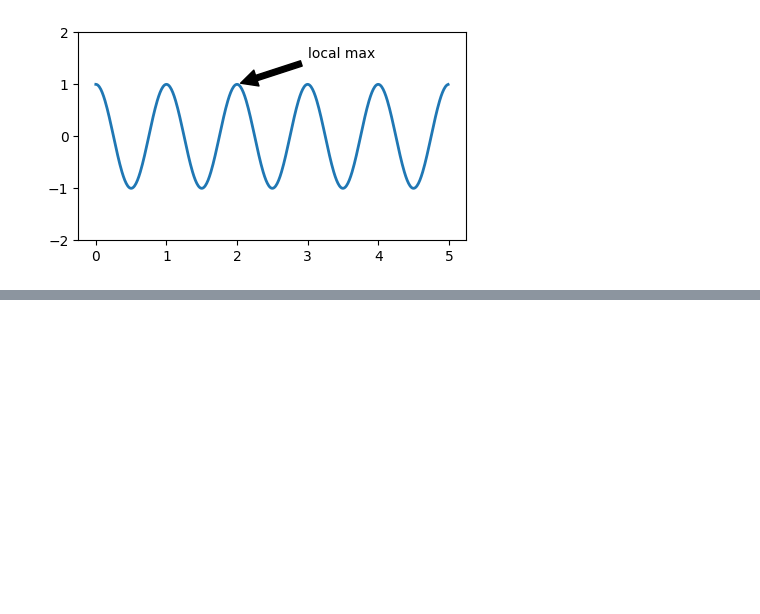
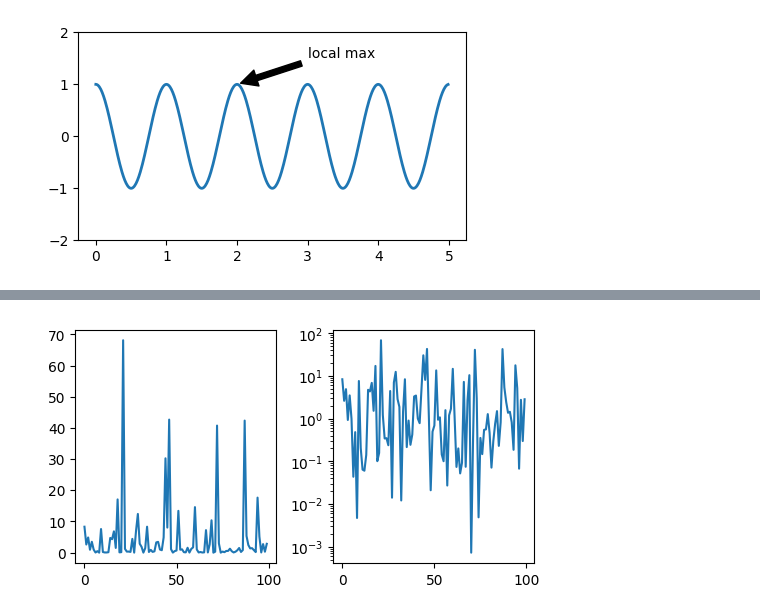
Before and after one commit to gilberto-ribeiro/python-projects, a Jupyter notebook: matplotlib_notebook.ipynb, the cells around one changed output, grey strips where cells are left out. Drawn from its saved outputs; the diff is of its cells as text; code cells hidden in the pictures; blank space fills up the shorter version.

```diff
--- a/matplotlib_notebook.ipynb
+++ b/matplotlib_notebook.ipynb
@@ -120 +120,12 @@ ax.legend()
 [figure]
+# %%
+fig, axs = plt.subplots(1, 2, figsize=(5, 2.7), layout='constrained')
+xdata = np.arange(len(data1))  # make an ordinal for this
+data = 10**data1
+axs[0].plot(xdata, data)
+
+axs[1].set_yscale('log')
+axs[1].plot(xdata, data)
+plt.show()
+# %% [output]
+[figure, added]
```
Also changed, not shown: parts of 6 cells of this notebook.
